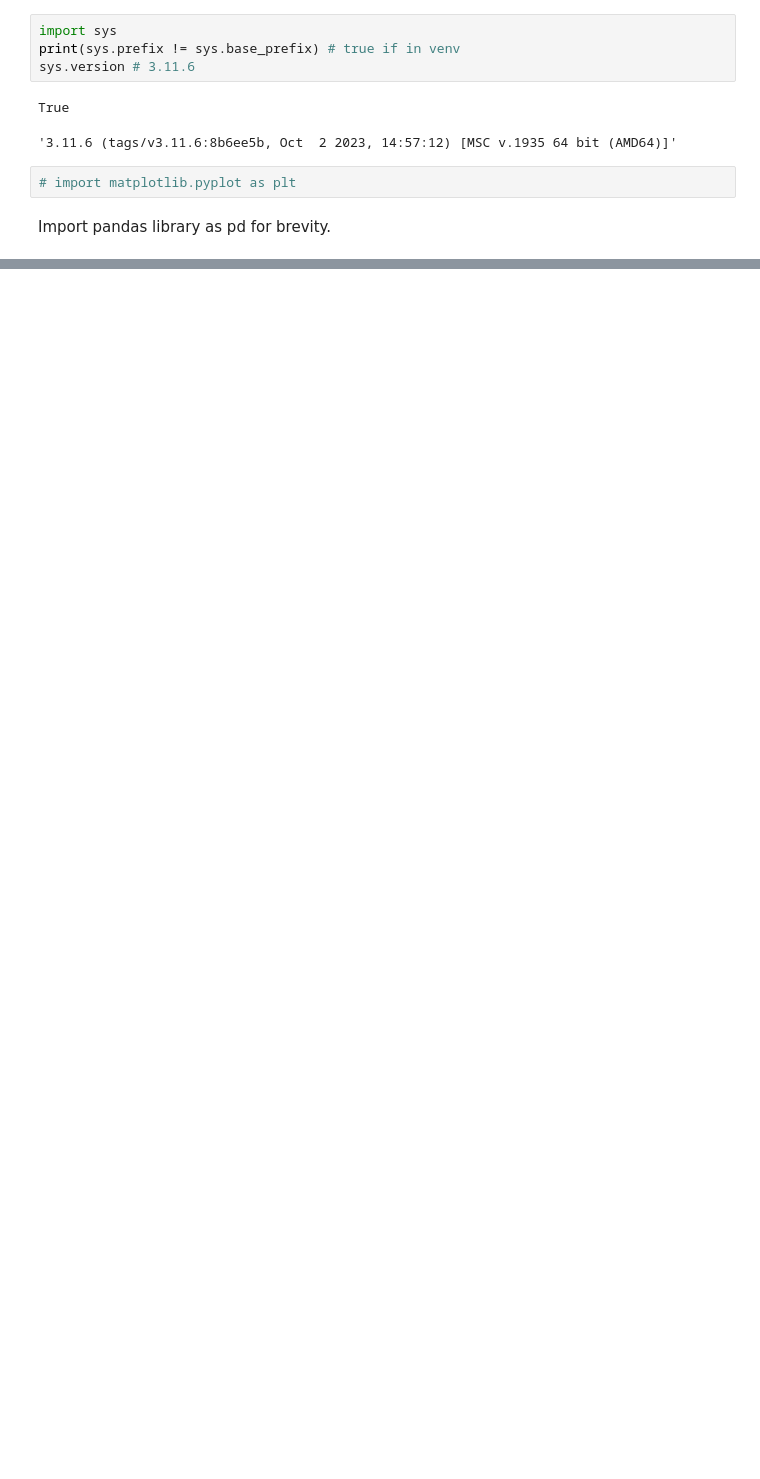
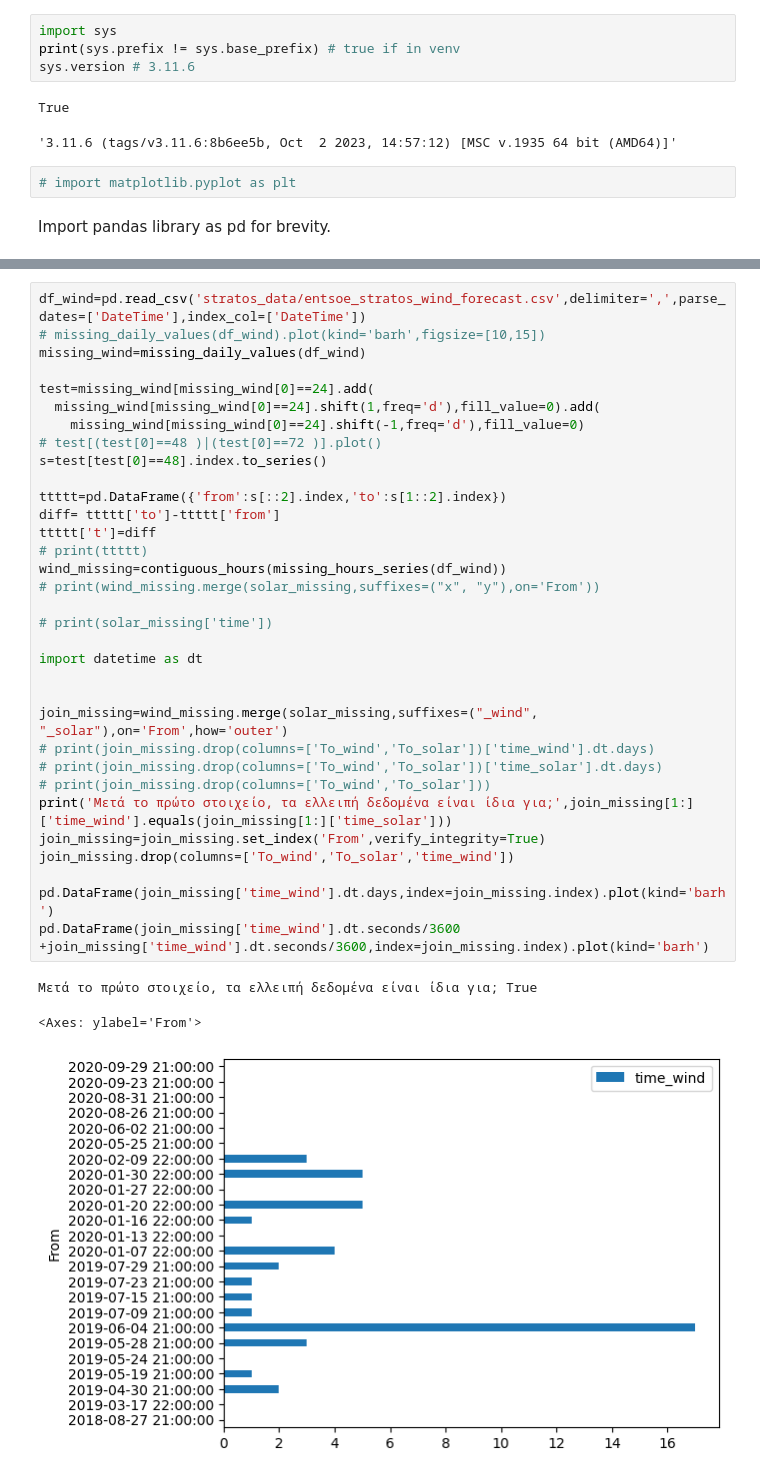
Before and after one commit to stratos1991/diplo24, a Jupyter notebook: ml.ipynb, the cells around one changed output, grey strips where cells are left out. Cells and saved outputs as stored; diff of their text form; blank space fills up the shorter version.

```diff
--- a/ml.ipynb
+++ b/ml.ipynb
@@ -47,0 +156,37 @@ missingHours=helpers.missing_hourly_values(df=dfGas0)
+# %%
+df_wind=pd.read_csv('stratos_data/entsoe_stratos_wind_forecast.csv',delimiter=',',parse_dates=['DateTime'],index_col=['DateTime'])
+# missing_daily_values(df_wind).plot(kind='barh',figsize=[10,15])
+missing_wind=missing_daily_values(df_wind)
+
+test=missing_wind[missing_wind[0]==24].add(
+  missing_wind[missing_wind[0]==24].shift(1,freq='d'),fill_value=0).add(
+    missing_wind[missing_wind[0]==24].shift(-1,freq='d'),fill_value=0)
+# test[(test[0]==48 )|(test[0]==72 )].plot()
+s=test[test[0]==48].index.to_series()
+
+ttttt=pd.DataFrame({'from':s[::2].index,'to':s[1::2].index})
+diff= ttttt['to']-ttttt['from']
+ttttt['t']=diff
+# print(ttttt)
+wind_missing=contiguous_hours(missing_hours_series(df_wind))
+# print(wind_missing.merge(solar_missing,suffixes=("x", "y"),on='From'))
+
+# print(solar_missing['time'])
+
+import datetime as dt
+
+
+join_missing=wind_missing.merge(solar_missing,suffixes=("_wind", "_solar"),on='From',how='outer')
+# print(join_missing.drop(columns=['To_wind','To_solar'])['time_wind'].dt.days)
+# print(join_missing.drop(columns=['To_wind','To_solar'])['time_solar'].dt.days)
+# print(join_missing.drop(columns=['To_wind','To_solar']))
+print('Μετά το πρώτο στοιχείο, τα ελλειπή δεδομένα είναι ίδια για;',join_missing[1:]['time_wind'].equals(join_missing[1:]['time_solar']))
+join_missing=join_missing.set_index('From',verify_integrity=True)
+join_missing.drop(columns=['To_wind','To_solar','time_wind'])
+
+pd.DataFrame(join_missing['time_wind'].dt.days,index=join_missing.index).plot(kind='barh')
+pd.DataFrame(join_missing['time_wind'].dt.seconds/3600 +join_missing['time_wind'].dt.seconds/3600,index=join_missing.index).plot(kind='barh')
+# %% [output]
+Μετά το πρώτο στοιχείο, τα ελλειπή δεδομένα είναι ίδια για; True
+<Axes: ylabel='From'>
+[figure, added]
```
Also changed, not shown: parts of 16 cells of this notebook, 2 other files.
